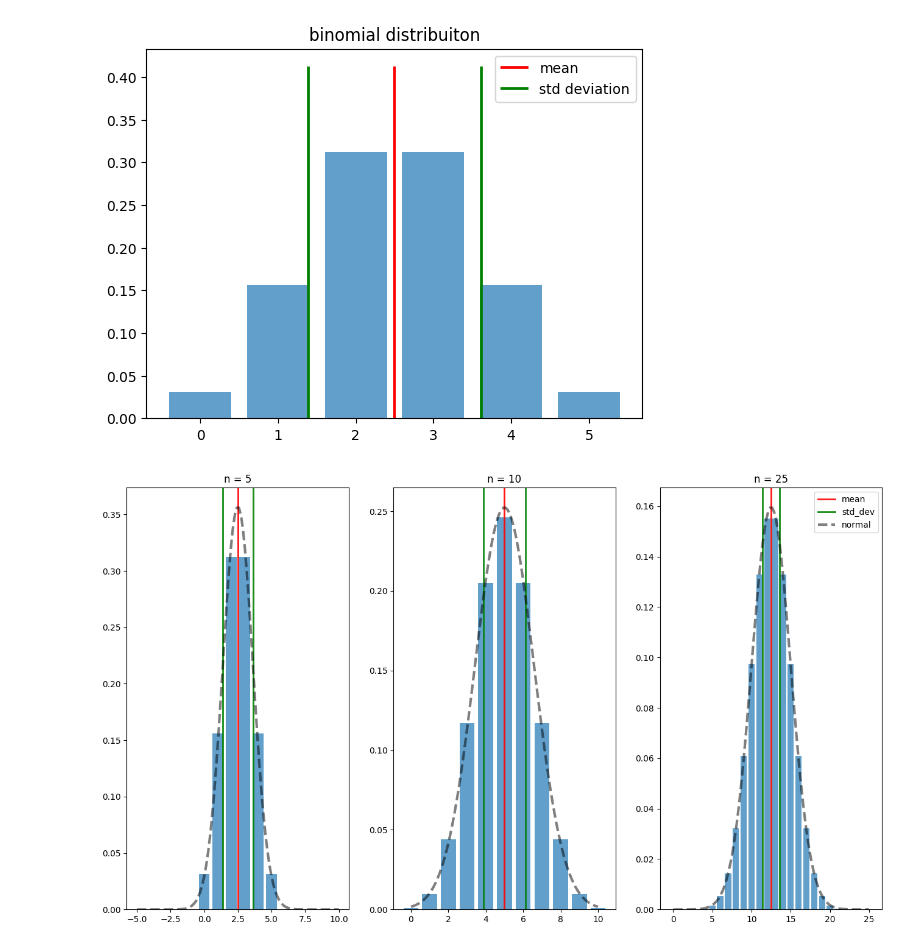
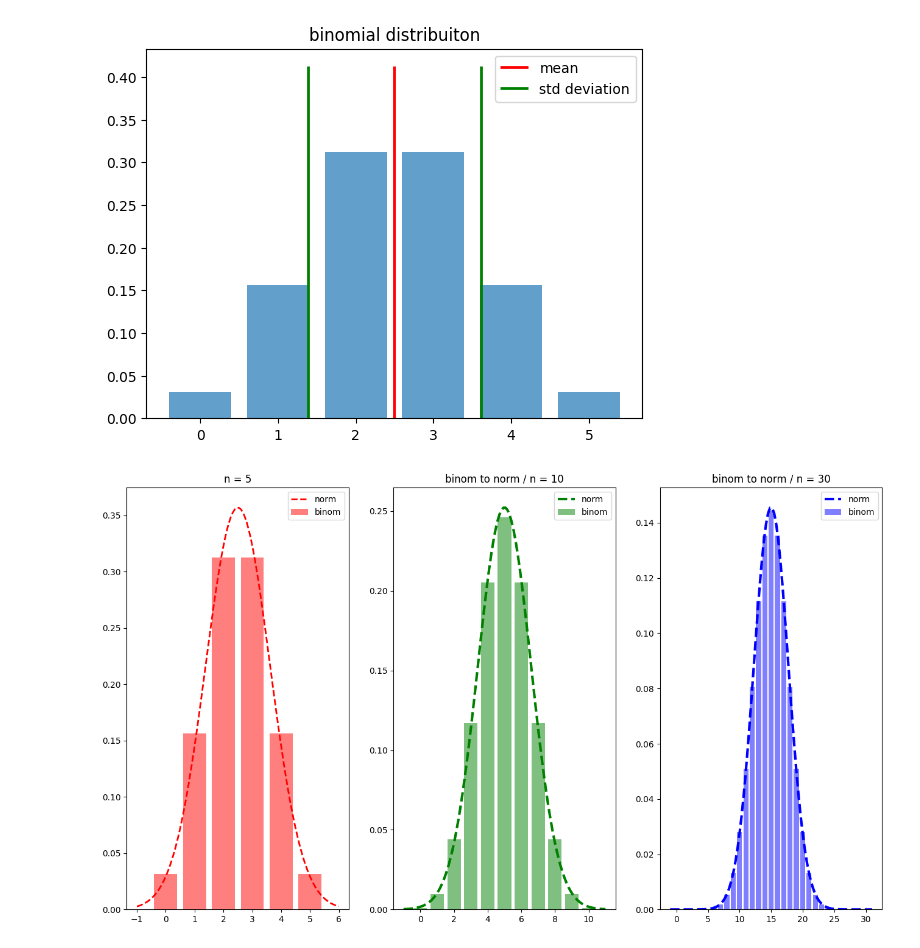
Before and after one commit to LucasMartelloNogueira/CLT_demonstration, a Jupyter notebook: tlc_prova.ipynb, the cells around one changed output. Saved outputs shown, nothing was run; the diff lists cells and outputs as text; code cells hidden in the pictures.

Commit message:
melhorando exibição de plots da dist binomial para normal

```diff
--- a/tlc_prova.ipynb
+++ b/tlc_prova.ipynb
@@ -132,7 +132,7 @@ plt.show()
 fig, (ax0, ax1, ax2) = plt.subplots(1, 3, figsize=(16, 9))
 # plt.show()
 
-num_experiments = [5, 10, 25]
+num_experiments = [5, 10, 30]
 binom_tables = {0: {}, 1: {}, 2: {}}
 
 for n, table in zip(num_experiments, binom_tables.values()):
@@ -145,53 +145,55 @@ ax0_mean = num_experiments[0] * p
 ax0_std_deviation = np.sqrt(num_experiments[0] * p * (1-p))
 ax0.set_title(f"n = {num_experiments[0]}")
 
-ax0.bar(binom_tables[0].keys(), binom_tables[0].values(), alpha=0.7)
+ax0.bar(binom_tables[0].keys(), binom_tables[0].values(), alpha=0.5, color="red", label="binom")
 
-ax0.axvline(ax0_mean, color="red", label="mean", linewidth=2, alpha=0.9)
-ax0.axvline(ax0_mean-ax0_std_deviation, ymin=0, ymax=max(binom_tables[0]), color="green", label="std_dev", linewidth=2, alpha=0.9)
-ax0.axvline(ax0_mean+ax0_std_deviation, ymin=0, ymax=max(binom_tables[0]), color="green", linewidth=2, alpha=0.9)
+# ax0.axvline(ax0_mean, color="red", label="mean", linewidth=2, alpha=0.9)
+# ax0.axvline(ax0_mean-ax0_std_deviation, ymin=0, ymax=max(binom_tables[0]), color="green", label="std_dev", linewidth=2, alpha=0.9)
+# ax0.axvline(ax0_mean+ax0_std_deviation, ymin=0, ymax=max(binom_tables[0]), color="green", linewidth=2, alpha=0.9)
 
-ax0_norm_x = np.linspace(-5, num_experiments[0]+5, 100)
+ax0_norm_x = np.linspace(-1, num_experiments[0]+1, 100)
 ax0_norm_y = norm.pdf(ax0_norm_x, loc=ax0_mean, scale=ax0_std_deviation)
-ax0.plot(ax0_norm_x, ax0_norm_y, "--k", linewidth=3, alpha=0.5)
+ax0.plot(ax0_norm_x, ax0_norm_y, "--r", linewidth=2, label="norm")
+ax0.legend()
 
 
 
 
 ax1_mean = num_experiments[1] * p
 ax1_std_deviation = np.sqrt(num_experiments[1] * p * (1-p))
-ax1.set_title(f"n = {num_experiments[1]}")
+ax1.set_title(f"binom to norm / n = {num_experiments[1]}")
 
 
-ax1.bar(binom_tables[1].keys(), binom_tables[1].values(), alpha=0.7)
+ax1.bar(binom_tables[1].keys(), binom_tables[1].values(), alpha=0.5, color="green", label="binom")
 
-ax1.axvline(ax1_mean, color="red", label="mean", linewidth=2, alpha=0.9)
-ax1.axvline(ax1_mean-ax0_std_deviation, ymin=0, ymax=max(binom_tables[1]), color="green", label="std_dev", linewidth=2, alpha=0.9)
-ax1.axvline(ax1_mean+ax0_std_deviation, ymin=0, ymax=max(binom_tables[1]), color="green", linewidth=2, alpha=0.9)
+# ax1.axvline(ax1_mean, color="red", label="mean", linewidth=2, alpha=0.9)
+# ax1.axvline(ax1_mean-ax0_std_deviation, ymin=0, ymax=max(binom_tables[1]), color="green", label="std_dev", linewidth=2, alpha=0.9)
+# ax1.axvline(ax1_mean+ax0_std_deviation, ymin=0, ymax=max(binom_tables[1]), color="green", linewidth=2, alpha=0.9)
 
-ax1_norm_x = np.linspace(0, num_experiments[1], 100)
+ax1_norm_x = np.linspace(-1, num_experiments[1]+1, 100)
 ax1_norm_y = norm.pdf(ax1_norm_x, loc=ax1_mean, scale=ax1_std_deviation)
-ax1.plot(ax1_norm_x, ax1_norm_y, "--k", linewidth=3, alpha=0.5)
+ax1.plot(ax1_norm_x, ax1_norm_y, "--g", linewidth=3, label="norm")
+ax1.legend()
 
 
 
 
 ax2_mean = num_experiments[2] * p
 ax2_std_deviation = np.sqrt(num_experiments[2] * p * (1-p))
-ax2.set_title(f"n = {num_experiments[2]}")
+ax2.set_title(f"binom to norm / n = {num_experiments[2]}")
 
-ax2.bar(binom_tables[2].keys(), binom_tables[2].values(), alpha=0.7)
+ax2.bar(binom_tables[2].keys(), binom_tables[2].values(), alpha=0.5, color="blue", label="binom")
 
-ax2.axvline(ax2_mean, color="red", label="mean", linewidth=2, alpha=0.9)
-ax2.axvline(ax2_mean-ax0_std_deviation, ymin=0, ymax=max(binom_tables[2]), color="green", label="std_dev", linewidth=2, alpha=0.9)
-ax2.axvline(ax2_mean+ax0_std_deviation, ymin=0, ymax=max(binom_tables[2]), color="green", linewidth=2, alpha=0.9)
+# ax2.axvline(ax2_mean, color="red", label="mean", linewidth=2, alpha=0.9)
+# ax2.axvline(ax2_mean-ax0_std_deviation, ymin=0, ymax=max(binom_tables[2]), color="green", label="std_dev", linewidth=2, alpha=0.9)
+# ax2.axvline(ax2_mean+ax0_std_deviation, ymin=0, ymax=max(binom_tables[2]), color="green", linewidth=2, alpha=0.9)
 
-ax2_norm_x = np.linspace(0, num_experiments[2], 100)
+ax2_norm_x = np.linspace(-1, num_experiments[2]+1, 100)
 ax2_norm_y = norm.pdf(ax2_norm_x, loc=ax2_mean, scale=ax2_std_deviation)
-ax2.plot(ax2_norm_x, ax2_norm_y, "--k", linewidth=3, alpha=0.5, label="normal")
+ax2.plot(ax2_norm_x, ax2_norm_y, "--b", linewidth=3, label="norm")
+ax2.legend()
 
 
-plt.legend()
 plt.show()
 # %% [output]
-[figure, old version]
+[figure, new version]
```
